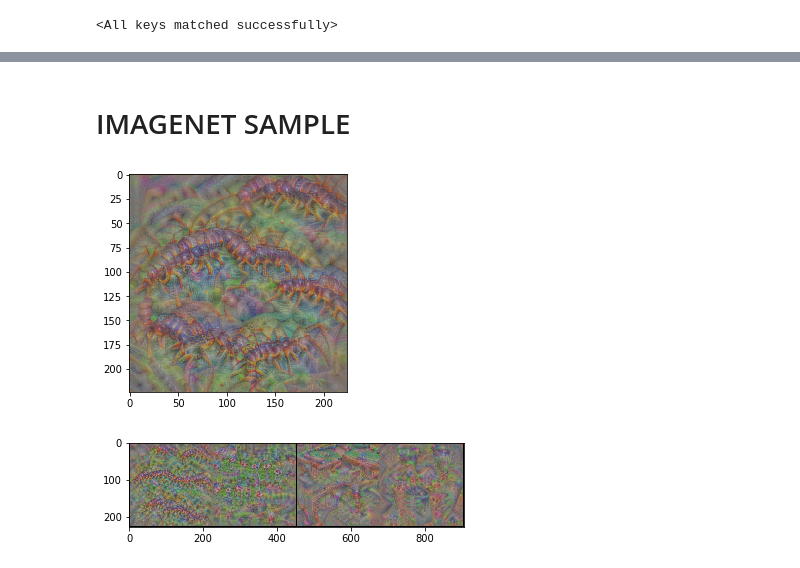
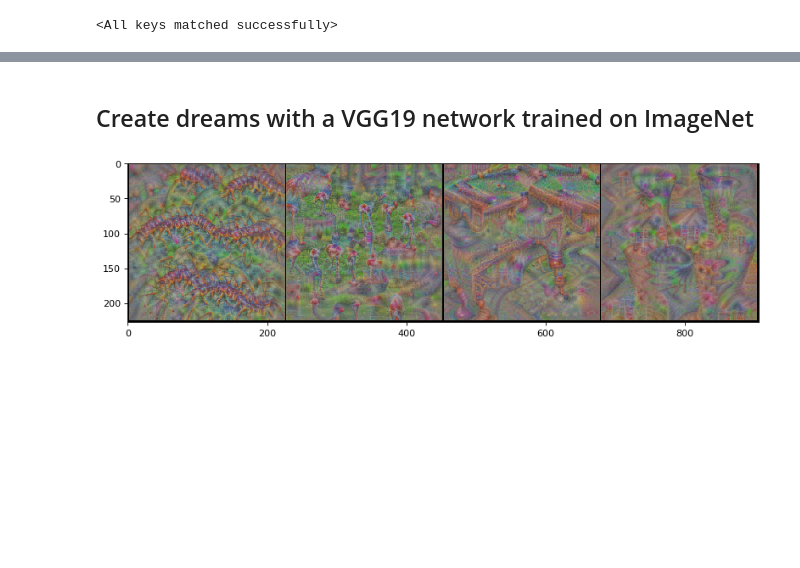
Before and after one commit to Sujit27/activation_maximization_mjsynth, a Jupyter notebook: dream_func.ipynb, the cells around one changed output, grey strips where cells are left out. Drawn from its saved outputs; the diff is of its cells as text; code cells hidden in the pictures; blank space fills up the shorter version.

```diff
--- a/dream_func.ipynb
+++ b/dream_func.ipynb
@@ -205,7 +151,9 @@ def display_image(image_tensor):
 # %%
 def display_grid(batch_tensor):
+    '''Displays a tensor (batch of images) in grid form. Tensor should be of shape BxCxHxW'''
     batch_tensor = batch_tensor.detach()
     grid_img = utils.make_grid(batch_tensor, nrow=4)
+    plt.figure(num=None, figsize=(12, 10), dpi=80, facecolor='w', edgecolor='k')
     plt.imshow(grid_img.permute(1, 2, 0))
 # %%
 def save_image(batch_tensor):
@@ -267,10 +215,6 @@ Clipping input data to the valid range for imshow with RGB data ([0..1] for floa
-# %% [markdown]
-# IMAGENET SAMPLE
+# %% [markdown]
+## Create dreams with a VGG19 network trained on ImageNet
 # %%
 network = models.vgg19(pretrained=True)
 # %%
-output = sample_dream(network,79,(224,224,3),(0.485, 0.456, 0.406),(0.229, 0.224, 0.225),nItr=400)
+output_batch = batch_dream(network,[79,130,736,883],(224,224,3),(0.485, 0.456, 0.406),(0.229, 0.224, 0.225),nItr=400)
-# %%
-display_image(output)
-# %% [output]
-[figure, removed]
@@ -279,4 +221,4 @@ output = batch_dream(network,[79,130,736,883],(224,224,3),(0.485, 0.456, 0.406),
 # %%
-display_grid(output)
+display_grid(output_batch)
 # %% [output]
-[figure, old version]
+[figure, new version]
```
Also changed, not shown: parts of 27 cells of this notebook.
